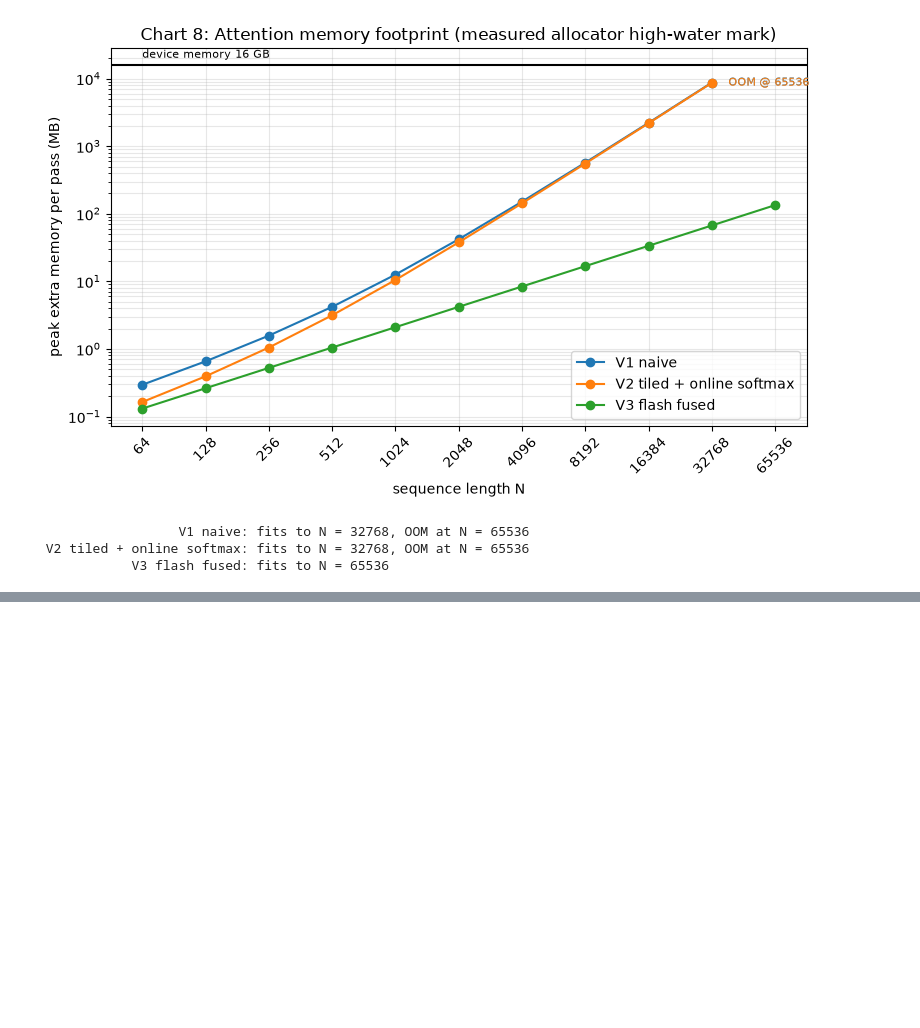
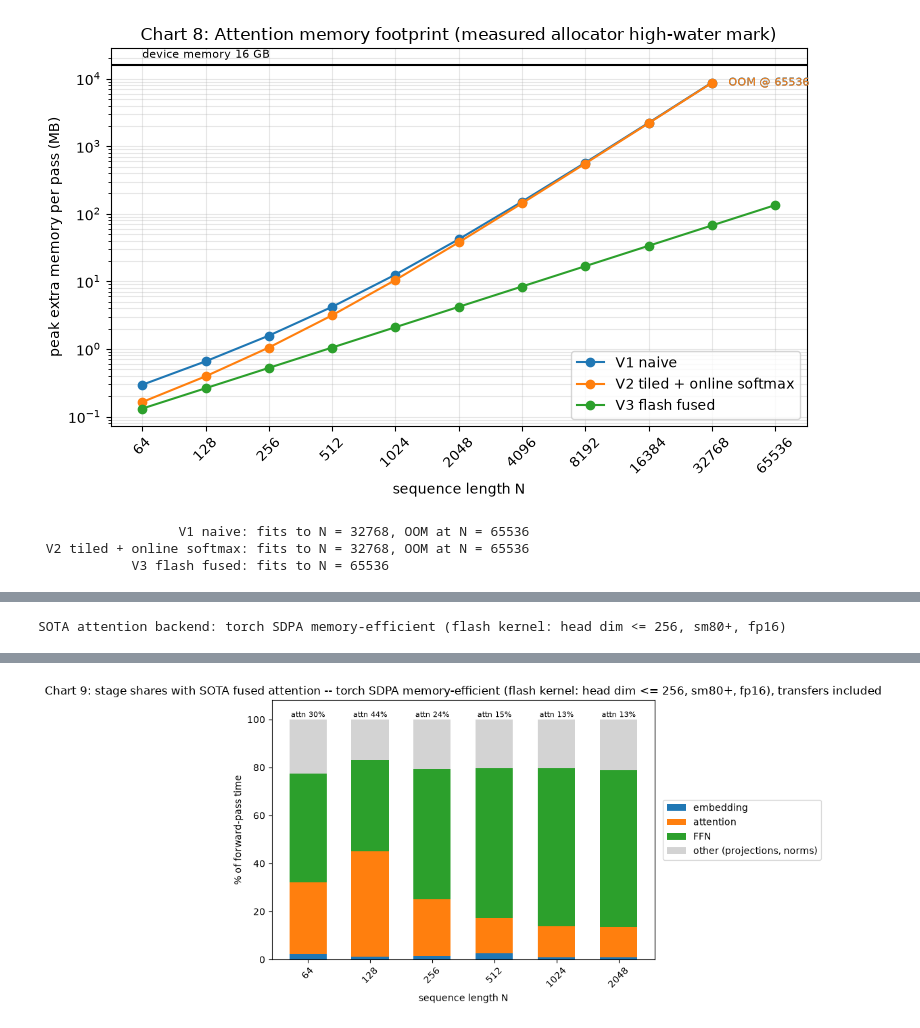
Before and after one commit to LtnLinh/Transformer-Attention-Mechanism, a Jupyter notebook: demo.ipynb, the cells around one changed output, grey strips where cells are left out. Saved outputs shown, nothing was run; the diff lists cells and outputs as text; code cells hidden in the pictures; blank space fills up the shorter version.

```diff
--- a/demo.ipynb
+++ b/demo.ipynb
@@ -620,0 +636,71 @@ else:
+# %%
+# Chart 9 -- Chart 1's stage shares with the attention step swapped for the
+# state-of-the-art fused attention: torch SDPA on the GPU, every other stage
+# unchanged in PyTorch on the CPU (the same partial-GPU pattern as V1-V3, so
+# the attention band includes the CPU<->GPU transfers). The backend is
+# probed at the real (N, D) shape: torch's FlashAttention-2 kernel needs
+# sm80+ and fp16/bf16, so on the fp32 T4 (sm75) the applicable fused kernel
+# is the memory-efficient backend -- the same tiled online-softmax family
+# (FlashAttention-1-style). The title notes which backend actually ran.
+if cuda.is_available():
+    import torch.nn.functional as F
+    from abstract import TransformerBase
+    from torch.nn.attention import SDPBackend, sdpa_kernel
+
+    probe = torch.zeros(1, 1, 64, 512, device="cuda")  # (B, H, N, D): fused
+    # kernels need 4-D; one 512-wide head, the same math as every pipeline
+    for backend, blabel in [
+            (SDPBackend.FLASH_ATTENTION, "flash (FlashAttention-2)"),
+            (SDPBackend.EFFICIENT_ATTENTION,
+             "memory-efficient (flash kernel: head dim <= 256, sm80+, fp16)"),
+            (SDPBackend.MATH, "math (no fused kernel on this card)")]:
+        try:
+            with sdpa_kernel([backend]):
+                F.scaled_dot_product_attention(probe, probe, probe)
+            break
+        except RuntimeError:
+            continue
+    print(f"SOTA attention backend: torch SDPA {blabel}")
+
+    class SotaPipeline(TransformerBase):
+        """Attention = torch SDPA on the GPU; every other stage stays on CPU."""
+
+        def attention(self, q, k, v):
+            out = torch.empty_like(q)
+            for b in range(q.shape[0]):
+                with sdpa_kernel([backend]):
+                    res = F.scaled_dot_product_attention(
+                        q[b].detach().contiguous().cuda()[None, None],
+                        k[b].detach().contiguous().cuda()[None, None],
+                        v[b].detach().contiguous().cuda()[None, None])[0, 0]
+                torch.cuda.synchronize()
+                out[b] = res.cpu()
+            return out
+
+    spcts = [bench.step_percentages(SotaPipeline().eval(), n,
+                                    steps=bench.STEPS_TOTAL)
+             for n in CPU_LENS]
+
+    fig, ax = plt.subplots(figsize=(9, 5))
+    xpos = np.arange(len(CPU_LENS))
+    bottom = np.zeros(len(CPU_LENS))
+    for part in parts:  # Chart 1's stages and colors
+        vals = np.array([100.0 - sum(p[s] for s in bench.STEPS_TOTAL)
+                         if part == "other" else p[part] for p in spcts])
+        ax.bar(xpos, vals, 0.6, bottom=bottom, label=names[part], color=colors[part])
+        bottom += vals
+    for xi, p in zip(xpos, spcts):
+        ax.text(xi, 101, f"attn {p['2_attention_total']:.0f}%", ha="center", fontsize=8)
+    ax.set_xticks(xpos, CPU_LENS, rotation=45)
+    ax.set_xlabel("sequence length N")
+    ax.set_ylabel("% of forward-pass time")
+    ax.set_ylim(0, 108)
+    ax.set_title("Chart 9: stage shares with SOTA fused attention -- torch "
+                 f"SDPA {blabel}, transfers included")
+    ax.legend(loc="center left", bbox_to_anchor=(1.01, 0.5))
+    plt.tight_layout()
+    plt.show()
+else:
+    print("No CUDA device -- skipping the SOTA-attention profile")
+# %% [output]
+SOTA attention backend: torch SDPA memory-efficient (flash kernel: head dim <= 256, sm80+, fp16)
@@ -621,3 +719,4 @@ else:
+[figure, added]
 # %% [markdown]
 ## Conclusion
 
```
Also changed, not shown: parts of 13 cells of this notebook, 1 other file.
